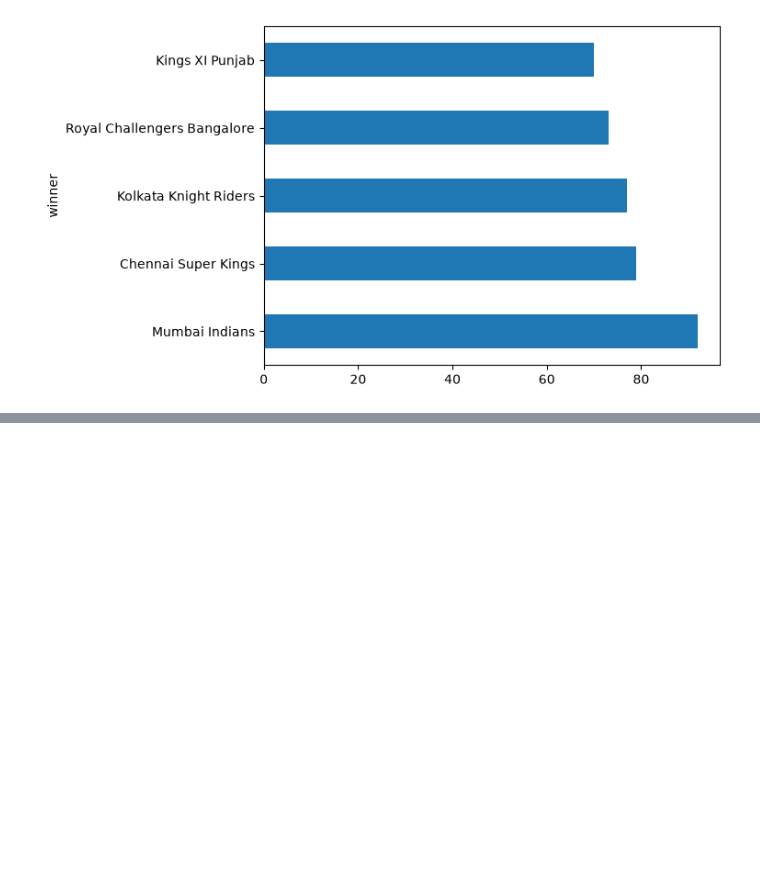
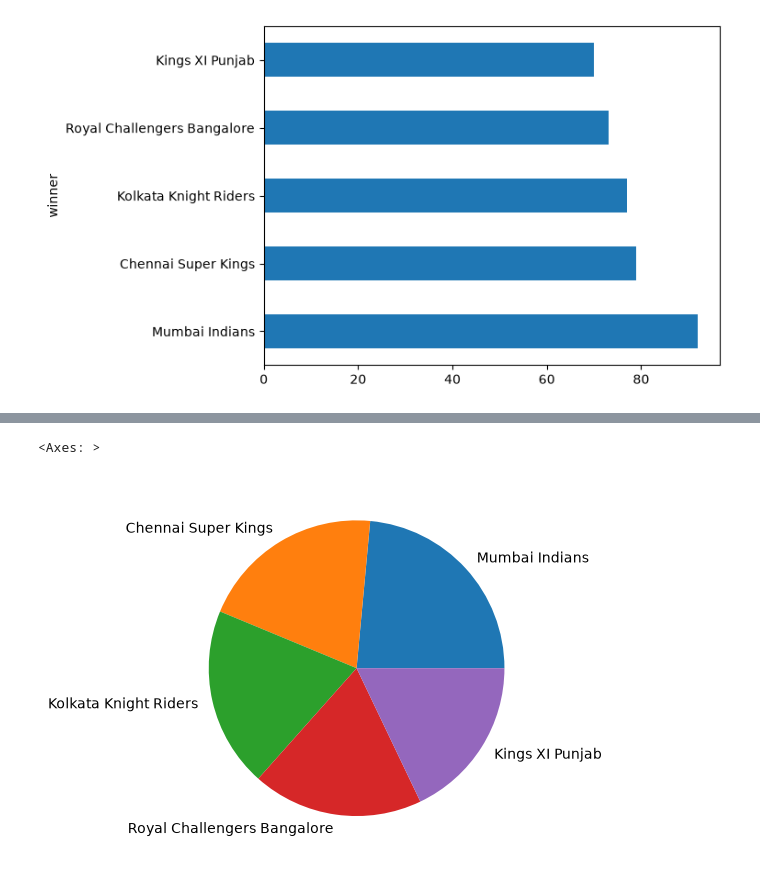
Before and after one commit to bhawana-vibes/100-Days-Of-DataScience-And-GenAI, a Jupyter notebook: pandas_basics.ipynb, the cells around one changed output, grey strips where cells are left out. Saved outputs shown, nothing was run; the diff lists cells and outputs as text; code cells hidden in the pictures; blank space fills up the shorter version.

```diff
--- a/pandas_basics.ipynb
+++ b/pandas_basics.ipynb
@@ -367,0 +373,5 @@ df['toss_decision'].value_counts()
+# %%
+df['winner'].value_counts().head().plot(kind='pie')
+# %% [output]
+<Axes: >
+[figure, added]
```
Also changed, not shown: parts of 2 cells of this notebook.
